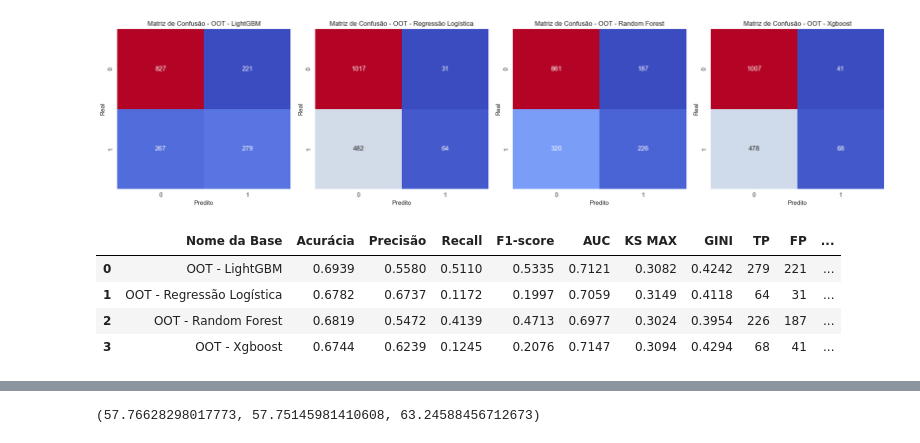
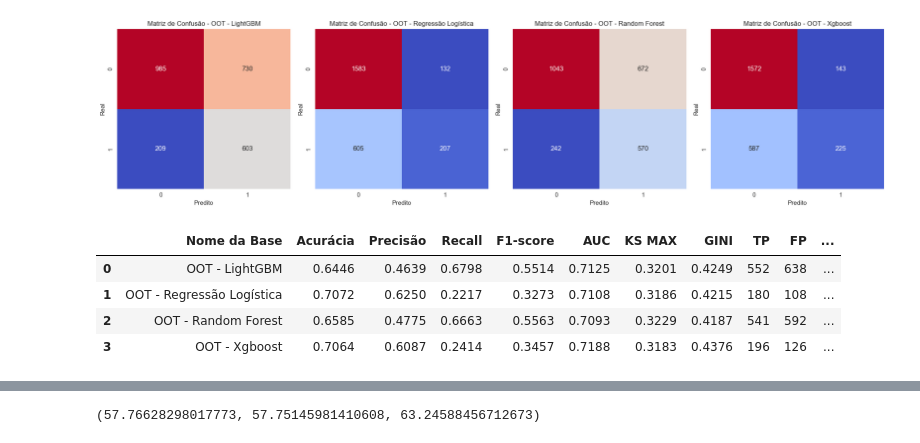
Before and after one commit to RodrigoFCMoreira/credit_scoring_ML_solver, a Jupyter notebook: 4 - Avaliar Técnica de modelagem.ipynb, the cells around one changed output, grey strips where cells are left out. Saved outputs shown, nothing was run; the diff lists cells and outputs as text; code cells hidden in the pictures.

```diff
--- a/4 - Avaliar Técnica de modelagem.ipynb
+++ b/4 - Avaliar Técnica de modelagem.ipynb
@@ -480,9 +488,9 @@ avaliar_modelos_mc = {"OOT - LightGBM": test_oot_lightgbm,
                   "OOT - Random Forest": test_oot_rf,
                   "OOT - Xgboost": test_oot_xgboost}
 # %%
-plot_matriz_confusao(avaliar_modelos_mc, limiar=0.5, perc=False)
+plot_matriz_confusao(avaliar_modelos_mc, limiar=0.38, perc=False)
 # %% [output]
-[figure, old version]
+[figure, new version]
 # %%
 #Somente OOT
 bases_nomeadas_simples = {
@@ -491,13 +499,13 @@ bases_nomeadas_simples = {
     "OOT - Random Forest": test_oot_rf,
     "OOT - Xgboost": test_oot_xgboost
 }
-calcular_metricas_multiplas(bases_nomeadas_simples, limiar = 0.5) #0.3 significa que acima de 30% de prob de mau consideramos mau.
+calcular_metricas_multiplas(bases_nomeadas_simples, limiar = 0.40) #0.3 significa que acima de 30% de prob de mau consideramos mau.
 # %% [output]
 |  | Nome da Base | Acurácia | Precisão | Recall | F1-score | AUC | KS MAX | GINI | TP | FP | ... |
-| 0 | OOT - LightGBM | 0.6939 | 0.5580 | 0.5110 | 0.5335 | 0.7121 | 0.3082 | 0.4242 | 279 | 221 | ... |
-| 1 | OOT - Regressão Logística | 0.6782 | 0.6737 | 0.1172 | 0.1997 | 0.7059 | 0.3149 | 0.4118 | 64 | 31 | ... |
-| 2 | OOT - Random Forest | 0.6819 | 0.5472 | 0.4139 | 0.4713 | 0.6977 | 0.3024 | 0.3954 | 226 | 187 | ... |
-| 3 | OOT - Xgboost | 0.6744 | 0.6239 | 0.1245 | 0.2076 | 0.7147 | 0.3094 | 0.4294 | 68 | 41 | ... |
+| 0 | OOT - LightGBM | 0.6446 | 0.4639 | 0.6798 | 0.5514 | 0.7125 | 0.3201 | 0.4249 | 552 | 638 | ... |
+| 1 | OOT - Regressão Logística | 0.7072 | 0.6250 | 0.2217 | 0.3273 | 0.7108 | 0.3186 | 0.4215 | 180 | 108 | ... |
+| 2 | OOT - Random Forest | 0.6585 | 0.4775 | 0.6663 | 0.5563 | 0.7093 | 0.3229 | 0.4187 | 541 | 592 | ... |
+| 3 | OOT - Xgboost | 0.7064 | 0.6087 | 0.2414 | 0.3457 | 0.7188 | 0.3183 | 0.4376 | 196 | 126 | ... |
 # %%
 ks_por_safra_dict = {
     "LightGBM": pd.concat([test_oos_lightgbm,test_oot_lightgbm]),
```
Also changed, not shown: parts of 39 cells of this notebook, 17 other files.
